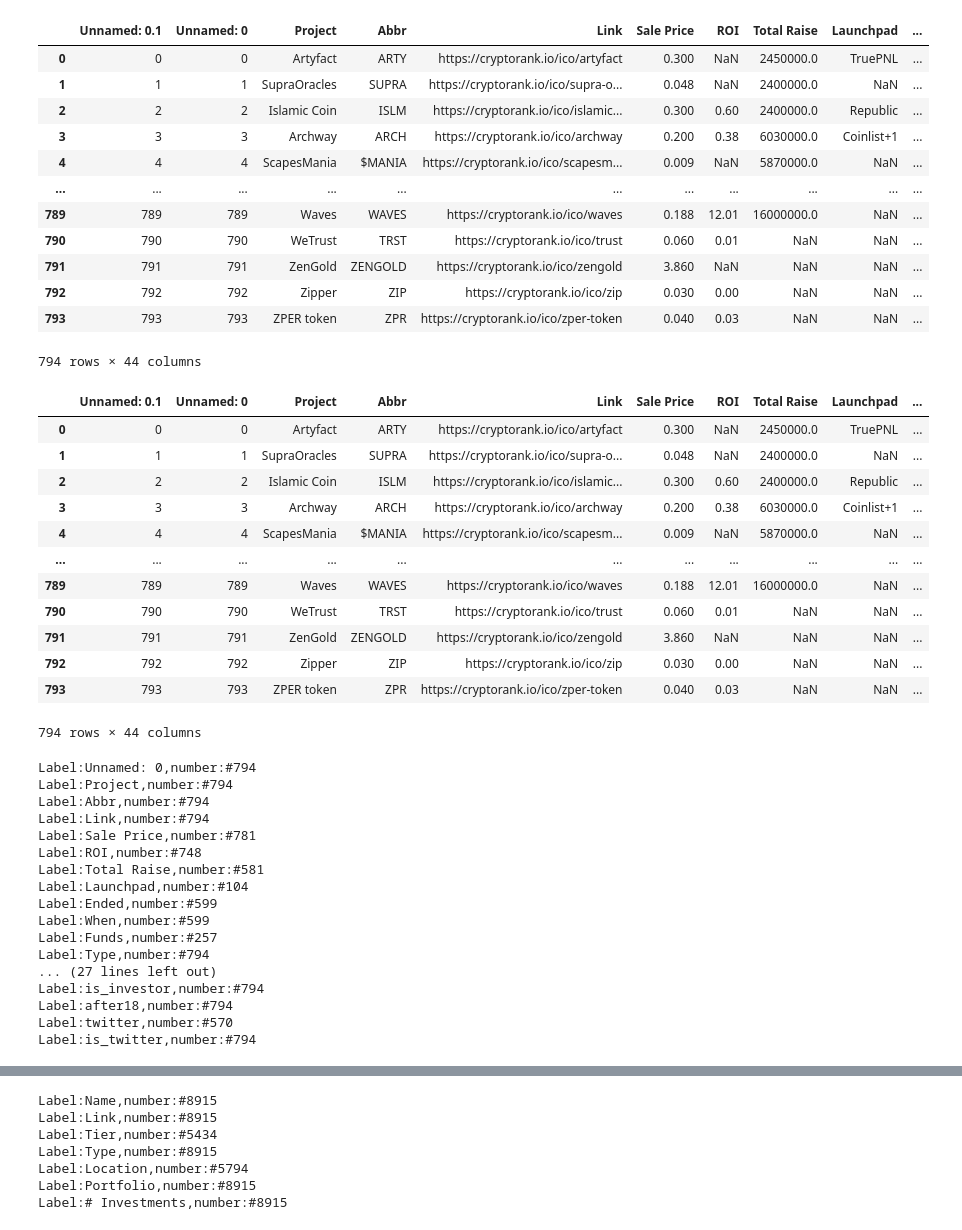
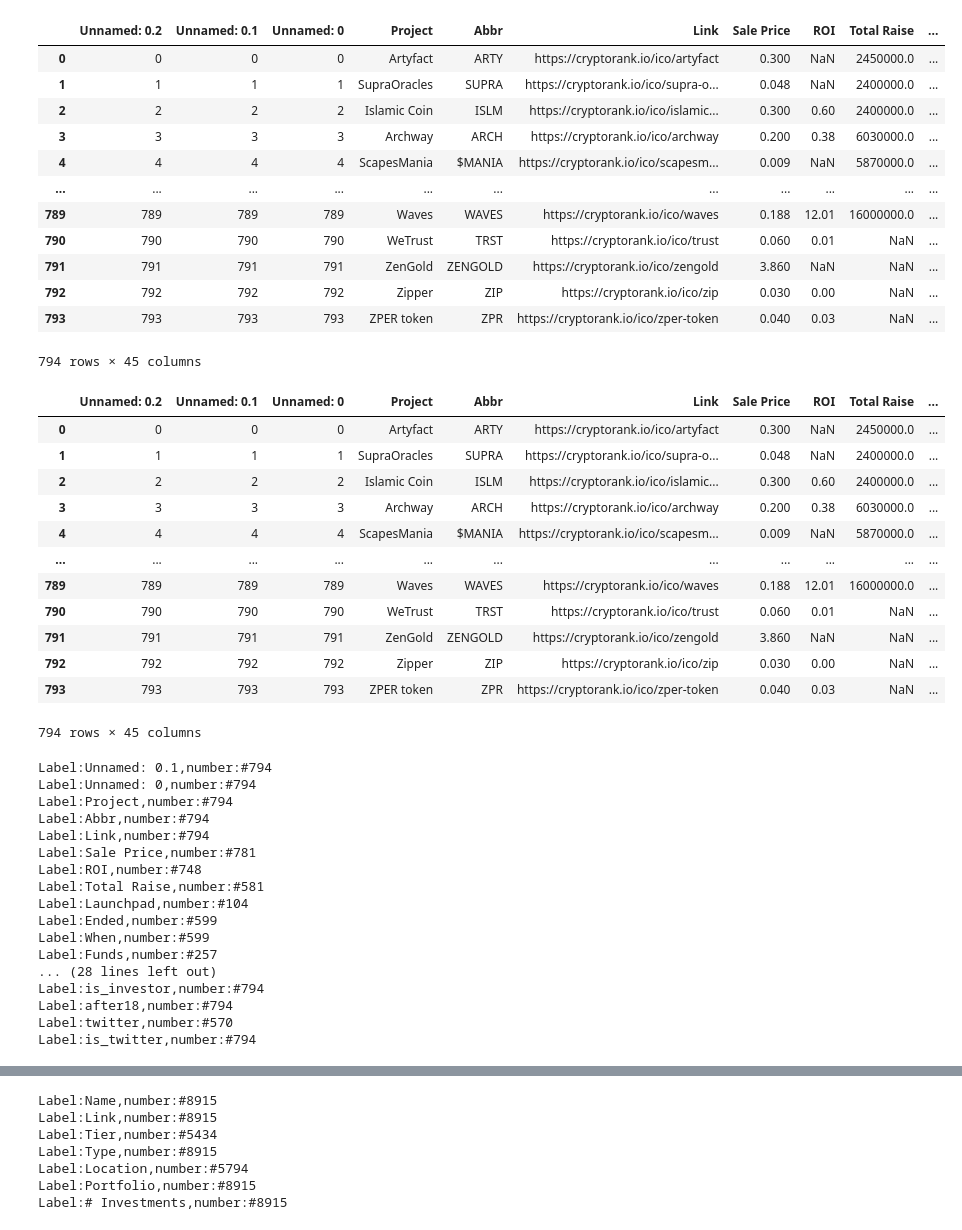
Before and after one commit to MaggieGeGe/ThesisCode, a Jupyter notebook: Code/data_analysis.ipynb, the cells around one changed output, grey strips where cells are left out. Saved outputs shown, nothing was run; the diff lists cells and outputs as text; code cells hidden in the pictures.

```diff
--- a/Code/data_analysis.ipynb
+++ b/Code/data_analysis.ipynb
@@ -17,22 +17,22 @@ from urllib.parse import urlparse
 import matplotlib.pyplot as plt
 from brokenaxes import brokenaxes
 # %%
-df_venture = pd.read_csv('../Data/ico_manully.csv')
+df_venture = pd.read_csv('../Data/ico_manully2.csv')
 df_venture
 # %% [output]
-|  | Unnamed: 0.1 | Unnamed: 0 | Project | Abbr | Link | Sale Price | ROI | Total Raise | Launchpad | ... |
-| 0 | 0 | 0 | Artyfact | ARTY | https://cryptorank.io/ico/artyfact | 0.300 | NaN | 2450000.0 | TruePNL | ... |
-| 1 | 1 | 1 | SupraOracles | SUPRA | https://cryptorank.io/ico/supra-o... | 0.048 | NaN | 2400000.0 | NaN | ... |
-| 2 | 2 | 2 | Islamic Coin | ISLM | https://cryptorank.io/ico/islamic... | 0.300 | 0.60 | 2400000.0 | Republic | ... |
-| 3 | 3 | 3 | Archway | ARCH | https://cryptorank.io/ico/archway | 0.200 | 0.38 | 6030000.0 | Coinlist+1 | ... |
-| 4 | 4 | 4 | ScapesMania | $MANIA | https://cryptorank.io/ico/scapesm... | 0.009 | NaN | 5870000.0 | NaN | ... |
+|  | Unnamed: 0.2 | Unnamed: 0.1 | Unnamed: 0 | Project | Abbr | Link | Sale Price | ROI | Total Raise | ... |
+| 0 | 0 | 0 | 0 | Artyfact | ARTY | https://cryptorank.io/ico/artyfact | 0.300 | NaN | 2450000.0 | ... |
+| 1 | 1 | 1 | 1 | SupraOracles | SUPRA | https://cryptorank.io/ico/supra-o... | 0.048 | NaN | 2400000.0 | ... |
+| 2 | 2 | 2 | 2 | Islamic Coin | ISLM | https://cryptorank.io/ico/islamic... | 0.300 | 0.60 | 2400000.0 | ... |
+| 3 | 3 | 3 | 3 | Archway | ARCH | https://cryptorank.io/ico/archway | 0.200 | 0.38 | 6030000.0 | ... |
+| 4 | 4 | 4 | 4 | ScapesMania | $MANIA | https://cryptorank.io/ico/scapesm... | 0.009 | NaN | 5870000.0 | ... |
 | ... | ... | ... | ... | ... | ... | ... | ... | ... | ... | ... |
-| 789 | 789 | 789 | Waves | WAVES | https://cryptorank.io/ico/waves | 0.188 | 12.01 | 16000000.0 | NaN | ... |
-| 790 | 790 | 790 | WeTrust | TRST | https://cryptorank.io/ico/trust | 0.060 | 0.01 | NaN | NaN | ... |
-| 791 | 791 | 791 | ZenGold | ZENGOLD | https://cryptorank.io/ico/zengold | 3.860 | NaN | NaN | NaN | ... |
-| 792 | 792 | 792 | Zipper | ZIP | https://cryptorank.io/ico/zip | 0.030 | 0.00 | NaN | NaN | ... |
-| 793 | 793 | 793 | ZPER token | ZPR | https://cryptorank.io/ico/zper-token | 0.040 | 0.03 | NaN | NaN | ... |
+| 789 | 789 | 789 | 789 | Waves | WAVES | https://cryptorank.io/ico/waves | 0.188 | 12.01 | 16000000.0 | ... |
+| 790 | 790 | 790 | 790 | WeTrust | TRST | https://cryptorank.io/ico/trust | 0.060 | 0.01 | NaN | ... |
+| 791 | 791 | 791 | 791 | ZenGold | ZENGOLD | https://cryptorank.io/ico/zengold | 3.860 | NaN | NaN | ... |
+| 792 | 792 | 792 | 792 | Zipper | ZIP | https://cryptorank.io/ico/zip | 0.030 | 0.00 | NaN | ... |
+| 793 | 793 | 793 | 793 | ZPER token | ZPR | https://cryptorank.io/ico/zper-token | 0.040 | 0.03 | NaN | ... |
-794 rows × 44 columns
+794 rows × 45 columns
 # %%
 def date_clean(date_str):
      date_str = str(date_str)
@@ -49,16 +49,16 @@ df_venture['ICO End'] = df_venture['ICO End'].apply(date_clean)
 df_venture['ICO Start'] = df_venture['ICO Start'].apply(date_clean)
 df_venture
 # %% [output]
-|  | Unnamed: 0.1 | Unnamed: 0 | Project | Abbr | Link | Sale Price | ROI | Total Raise | Launchpad | ... |
-| 0 | 0 | 0 | Artyfact | ARTY | https://cryptorank.io/ico/artyfact | 0.300 | NaN | 2450000.0 | TruePNL | ... |
-| 1 | 1 | 1 | SupraOracles | SUPRA | https://cryptorank.io/ico/supra-o... | 0.048 | NaN | 2400000.0 | NaN | ... |
-| 2 | 2 | 2 | Islamic Coin | ISLM | https://cryptorank.io/ico/islamic... | 0.300 | 0.60 | 2400000.0 | Republic | ... |
-| 3 | 3 | 3 | Archway | ARCH | https://cryptorank.io/ico/archway | 0.200 | 0.38 | 6030000.0 | Coinlist+1 | ... |
-| 4 | 4 | 4 | ScapesMania | $MANIA | https://cryptorank.io/ico/scapesm... | 0.009 | NaN | 5870000.0 | NaN | ... |
+|  | Unnamed: 0.2 | Unnamed: 0.1 | Unnamed: 0 | Project | Abbr | Link | Sale Price | ROI | Total Raise | ... |
+| 0 | 0 | 0 | 0 | Artyfact | ARTY | https://cryptorank.io/ico/artyfact | 0.300 | NaN | 2450000.0 | ... |
+| 1 | 1 | 1 | 1 | SupraOracles | SUPRA | https://cryptorank.io/ico/supra-o... | 0.048 | NaN | 2400000.0 | ... |
+| 2 | 2 | 2 | 2 | Islamic Coin | ISLM | https://cryptorank.io/ico/islamic... | 0.300 | 0.60 | 2400000.0 | ... |
+| 3 | 3 | 3 | 3 | Archway | ARCH | https://cryptorank.io/ico/archway | 0.200 | 0.38 | 6030000.0 | ... |
+| 4 | 4 | 4 | 4 | ScapesMania | $MANIA | https://cryptorank.io/ico/scapesm... | 0.009 | NaN | 5870000.0 | ... |
 | ... | ... | ... | ... | ... | ... | ... | ... | ... | ... | ... |
-| 789 | 789 | 789 | Waves | WAVES | https://cryptorank.io/ico/waves | 0.188 | 12.01 | 16000000.0 | NaN | ... |
-| 790 | 790 | 790 | WeTrust | TRST | https://cryptorank.io/ico/trust | 0.060 | 0.01 | NaN | NaN | ... |
-| 791 | 791 | 791 | ZenGold | ZENGOLD | https://cryptorank.io/ico/zengold | 3.860 | NaN | NaN | NaN | ... |
-| 792 | 792 | 792 | Zipper | ZIP | https://cryptorank.io/ico/zip | 0.030 | 0.00 | NaN | NaN | ... |
-| 793 | 793 | 793 | ZPER token | ZPR | https://cryptorank.io/ico/zper-token | 0.040 | 0.03 | NaN | NaN | ... |
+| 789 | 789 | 789 | 789 | Waves | WAVES | https://cryptorank.io/ico/waves | 0.188 | 12.01 | 16000000.0 | ... |
+| 790 | 790 | 790 | 790 | WeTrust | TRST | https://cryptorank.io/ico/trust | 0.060 | 0.01 | NaN | ... |
+| 791 | 791 | 791 | 791 | ZenGold | ZENGOLD | https://cryptorank.io/ico/zengold | 3.860 | NaN | NaN | ... |
+| 792 | 792 | 792 | 792 | Zipper | ZIP | https://cryptorank.io/ico/zip | 0.030 | 0.00 | NaN | ... |
+| 793 | 793 | 793 | 793 | ZPER token | ZPR | https://cryptorank.io/ico/zper-token | 0.040 | 0.03 | NaN | ... |
-794 rows × 44 columns
+794 rows × 45 columns
@@ -69,6 +71,7 @@ for c in col_name:
      n = sum(~df_venture[c].isnull())
      print(f"Label:{c},number:#{n}")
 # %% [output]
+Label:Unnamed: 0.1,number:#794
 Label:Unnamed: 0,number:#794
 Label:Project,number:#794
 Label:Abbr,number:#794
@@ -80,8 +83,7 @@ Label:Launchpad,number:#104
 Label:Ended,number:#599
 Label:When,number:#599
 Label:Funds,number:#257
-Label:Type,number:#794
-... (27 lines left out)
+... (28 lines left out)
 Label:is_investor,number:#794
 Label:after18,number:#794
 Label:twitter,number:#570
```
Also changed, not shown: parts of 25 cells of this notebook, 1 other file.
